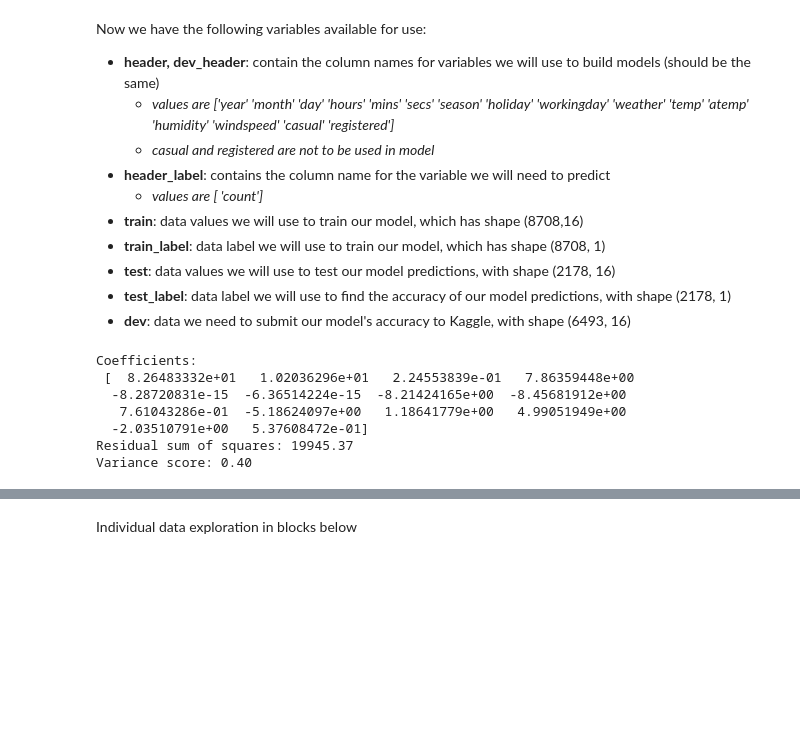
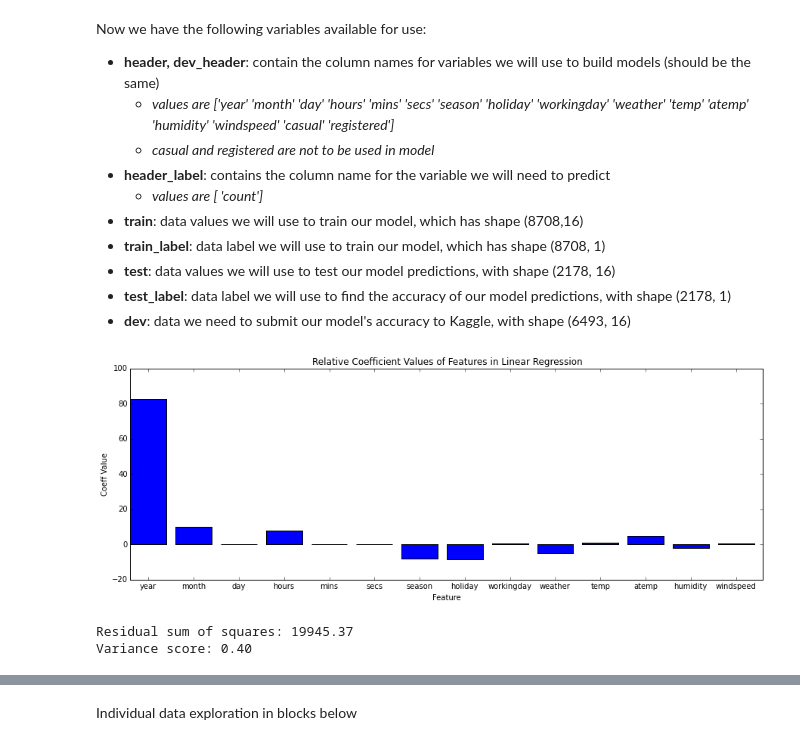
Before and after one commit to elizabethpeters/MIDS_girlpower, a Jupyter notebook: FinalProject.ipynb, the cells around one changed output, grey strips where cells are left out. Cells and saved outputs as stored; diff of their text form; code cells hidden in the pictures; blank space fills up the shorter version.

Commit message:
Added barchart for coefvalues in linear regression

```diff
--- a/FinalProject.ipynb
+++ b/FinalProject.ipynb
@@ -151,23 +151,28 @@ Now we have the following variables available for use:
 # %%
 #Fitting basic linear regressions
 regr = LinearRegression()
 # fit the model using training data, not including registered and unregistered columns (which sum to the count variable)
 regr.fit(train[:,:14], train_label)
 # Calculate the variance score: (R squared value) where 1 is perfect prediction
 variance_score = regr.score(test[:,:14], test_label)
 
+plt.figure(figsize=(15,5))
+index = np.arange(len(regr.coef_))
 
-print "Coefficients: \n {}".format(regr.coef_)  #make this prettier!
+rects1 = plt.bar(index, regr.coef_)
+
+plt.xlabel('Feature')
+plt.ylabel('Coeff Value')
+plt.title('Relative Coefficient Values of Features in Linear Regression')
+plt.xticks(index+.4, header[:14])
+
+plt.show()
 
 print "Residual sum of squares: %.2f" % np.mean((regr.predict(test[:,:14]) - test_label) ** 2)
 
 print 'Variance score: %.2f' % variance_score
 # %% [output]
+[figure, added]
-Coefficients:
- [  8.26483332e+01   1.02036296e+01   2.24553839e-01   7.86359448e+00
-  -8.28720831e-15  -6.36514224e-15  -8.21424165e+00  -8.45681912e+00
-   7.61043286e-01  -5.18624097e+00   1.18641779e+00   4.99051949e+00
-  -2.03510791e+00   5.37608472e-01]
 Residual sum of squares: 19945.37
 Variance score: 0.40
 # %%
```
Also changed, not shown: parts of 1 cell of this notebook.
